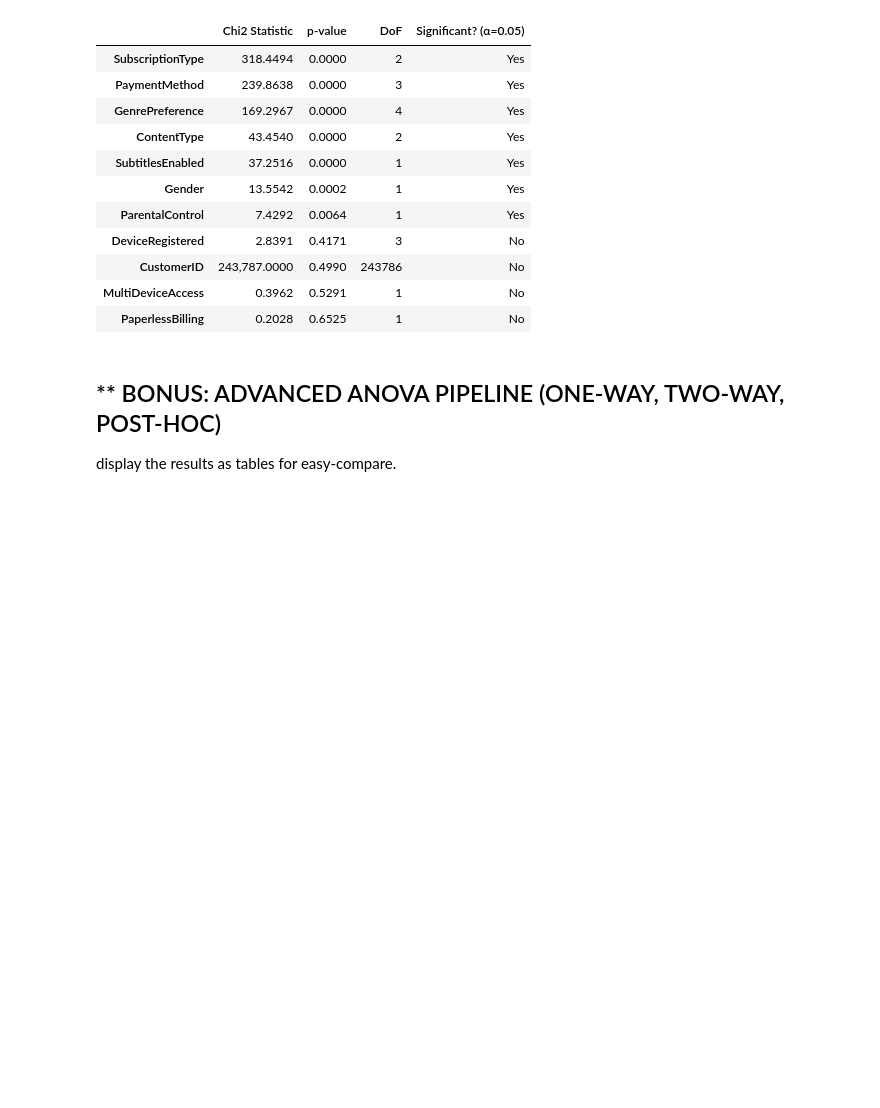
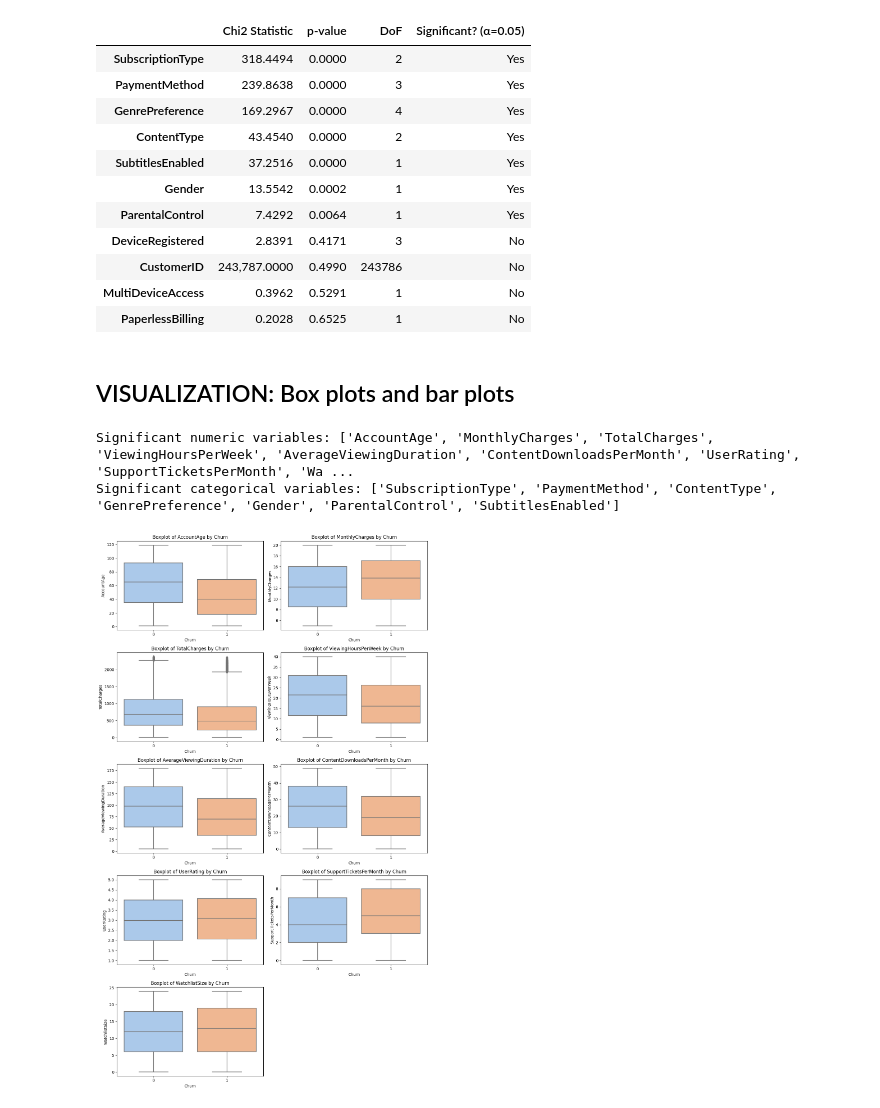
Before and after one commit to trander-25/STAT3013.Q12_Group04, a Jupyter notebook: descriptive-and-inferential-statistics/inferential-statistics.ipynb, the cells around one changed output. Drawn from its saved outputs; the diff is of its cells as text; code cells hidden in the pictures; blank space fills up the shorter version.

Commit message:
update box plots visualization

```diff
--- a/descriptive-and-inferential-statistics/inferential-statistics.ipynb
+++ b/descriptive-and-inferential-statistics/inferential-statistics.ipynb
@@ -213,7 +188,3 @@ display(chi2_df.sort_values('p-value'))
 | CustomerID | 243,787.0000 | 0.4990 | 243786 | No |
 | MultiDeviceAccess | 0.3962 | 0.5291 | 1 | No |
 | PaperlessBilling | 0.2028 | 0.6525 | 1 | No |
-# %% [markdown]
-** BONUS: ADVANCED ANOVA PIPELINE (ONE-WAY, TWO-WAY, POST-HOC)
--
-display the results as tables for easy-compare.
@@ -311,0 +191,38 @@ else:
+# %% [markdown]
+VISUALIZATION: Box plots and bar plots
+-
+# %%
+# Catch the var have statistical meaning
+significant_numeric = t_test_results[t_test_results['p-value'] < 0.05].index.tolist()
+significant_categorical = chi2_df[chi2_df['p-value'] < 0.05].index.tolist()
+
+print(f"\nSignificant numeric variables: {significant_numeric}")
+print(f"Significant categorical variables: {significant_categorical}")
+
+#Boxplot visualization for significant numeric vars
+num_plots = len(significant_numeric)
+
+if num_plots > 0:
+    fig, axes = plt.subplots(
+        nrows=int(np.ceil(num_plots / 2)),
+        ncols=2,
+        figsize=(12, 4 * int(np.ceil(num_plots / 2)))
+    )
+    axes = axes.flatten()
+
+    for i, var in enumerate(significant_numeric):
+        sns.boxplot(x='Churn', y=var, data=df, ax=axes[i], palette='pastel')
+        axes[i].set_title(f'Boxplot of {var} by Churn')
+
+    # If it has odd numbers of box plots, hide the blank
+    for j in range(i + 1, len(axes)):
+        fig.delaxes(axes[j])
+
+    plt.tight_layout()
+    plt.show()
+else:
+    print("No numeric variables with significant difference (p < 0.05).")
+# %% [output]
+Significant numeric variables: ['AccountAge', 'MonthlyCharges', 'TotalCharges', 'ViewingHoursPerWeek', 'AverageViewingDuration', 'ContentDownloadsPerMonth', 'UserRating', 'SupportTicketsPerMonth', 'Wa ...
+Significant categorical variables: ['SubscriptionType', 'PaymentMethod', 'ContentType', 'GenrePreference', 'Gender', 'ParentalControl', 'SubtitlesEnabled']
+[figure, added]
```
Also changed, not shown: parts of 6 cells of this notebook.
